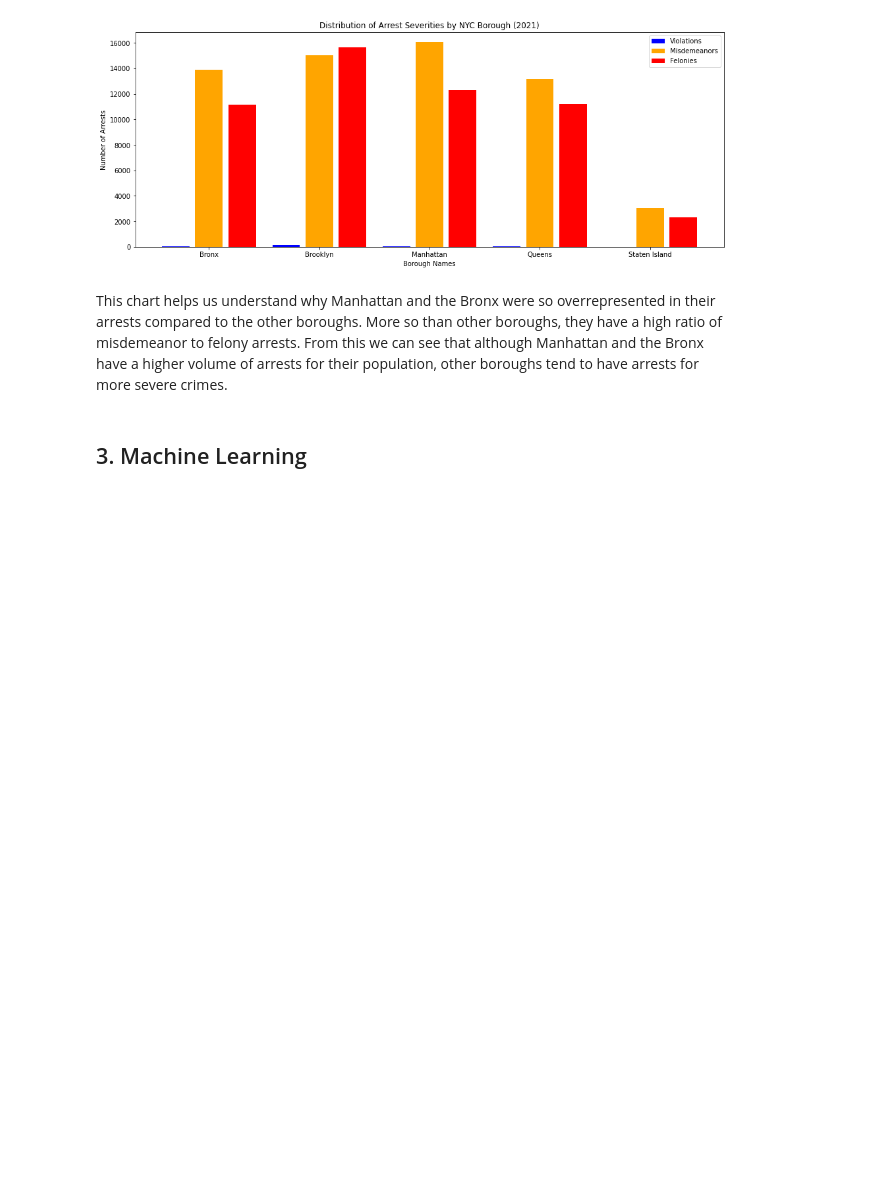
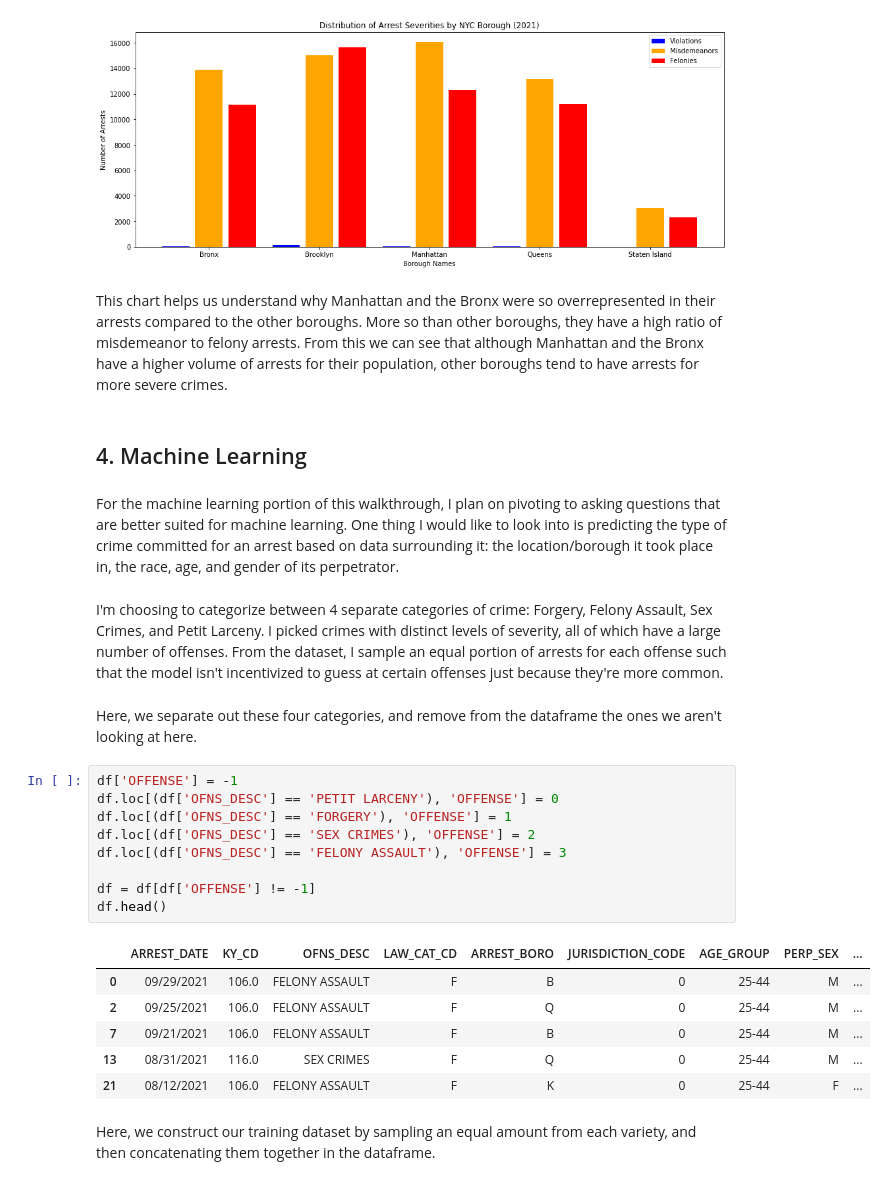
Before and after one commit to monsarkey/monsarkey.github.io, a Jupyter notebook: smarkey_nyc_crime.ipynb, the cells around one changed output. Cells and saved outputs as stored; diff of their text form; blank space fills up the shorter version.

Commit message:
final commit?

```diff
--- a/smarkey_nyc_crime.ipynb
+++ b/smarkey_nyc_crime.ipynb
@@ -267,4 +256,28 @@ plt.show()
 # %% [markdown]
 This chart helps us understand why Manhattan and the Bronx were so overrepresented in their arrests compared to the other boroughs. More so than other boroughs, they have a high ratio of misdemeanor to felony arrests. From this we can see that although Manhattan and the Bronx have a higher volume of arrests for their population, other boroughs tend to have arrests for more severe crimes.
 # %% [markdown]
-## 3. Machine Learning
+## 4. Machine Learning
+# %% [markdown]
+For the machine learning portion of this walkthrough, I plan on pivoting to asking questions that are better suited for machine learning. One thing I would like to look into is predicting the type of crime committed for an arrest based on data surrounding it: the location/borough it took place in, the race, age, and gender of its perpetrator.
+# %% [markdown]
+I'm choosing to categorize between 4 separate categories of crime: Forgery, Felony Assault, Sex Crimes, and Petit Larceny. I picked crimes with distinct levels of severity, all of which have a large number of offenses. From the dataset, I sample an equal portion of arrests for each offense such that the model isn't incentivized to guess at certain offenses just because they're more common.
+# %% [markdown]
+Here, we separate out these four categories, and remove from the dataframe the ones we aren't looking at here.
+# %%
+df['OFFENSE'] = -1
+df.loc[(df['OFNS_DESC'] == 'PETIT LARCENY'), 'OFFENSE'] = 0
+df.loc[(df['OFNS_DESC'] == 'FORGERY'), 'OFFENSE'] = 1
+df.loc[(df['OFNS_DESC'] == 'SEX CRIMES'), 'OFFENSE'] = 2
+df.loc[(df['OFNS_DESC'] == 'FELONY ASSAULT'), 'OFFENSE'] = 3
+
+df = df[df['OFFENSE'] != -1]
+df.head()
+# %% [output]
+|  | ARREST_DATE | KY_CD | OFNS_DESC | LAW_CAT_CD | ARREST_BORO | JURISDICTION_CODE | AGE_GROUP | PERP_SEX | ... |
+| 0 | 09/29/2021 | 106.0 | FELONY ASSAULT | F | B | 0 | 25-44 | M | ... |
+| 2 | 09/25/2021 | 106.0 | FELONY ASSAULT | F | Q | 0 | 25-44 | M | ... |
+| 7 | 09/21/2021 | 106.0 | FELONY ASSAULT | F | B | 0 | 25-44 | M | ... |
+| 13 | 08/31/2021 | 116.0 | SEX CRIMES | F | Q | 0 | 25-44 | M | ... |
+| 21 | 08/12/2021 | 106.0 | FELONY ASSAULT | F | K | 0 | 25-44 | F | ... |
+# %% [markdown]
+Here, we construct our training dataset by sampling an equal amount from each variety, and then concatenating them together in the dataframe.
```
Also changed, not shown: parts of 27 cells of this notebook, 1 other file.
